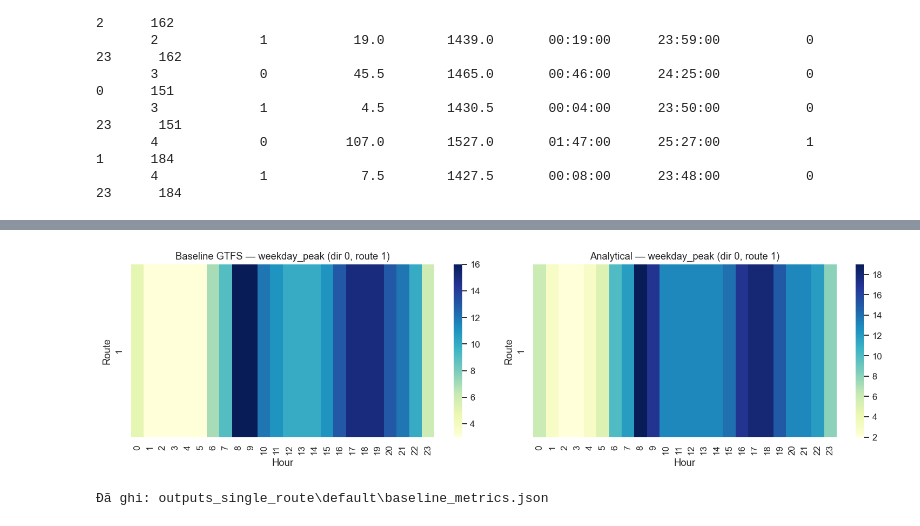
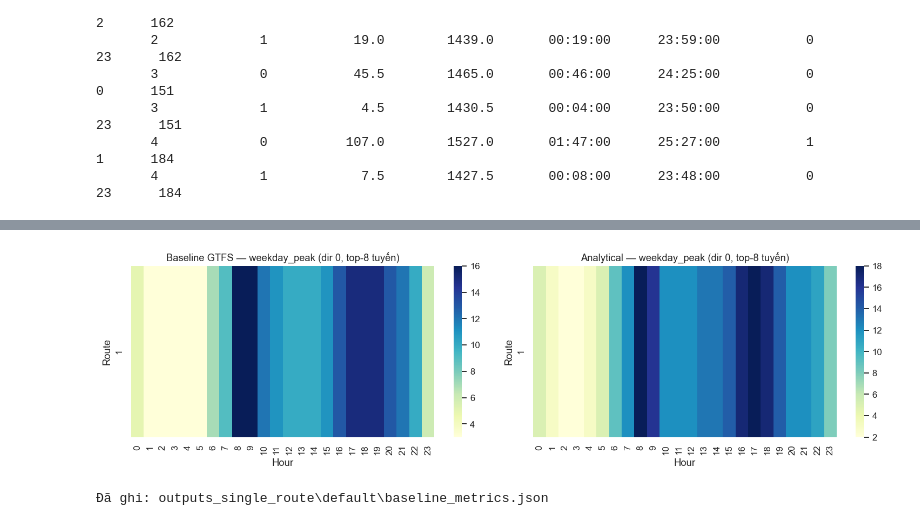
Before and after one commit to dat-utc2-k63/mta-subway-schedule-optimizer-ai, a Jupyter notebook: notebooks/mta_schedule_optimization_single_route.ipynb, the cells around one changed output, grey strips where cells are left out. Saved outputs shown, nothing was run; the diff lists cells and outputs as text; code cells hidden in the pictures.

```diff
--- a/notebooks/mta_schedule_optimization_single_route.ipynb
+++ b/notebooks/mta_schedule_optimization_single_route.ipynb
@@ -811,7 +786,6 @@ Hold-out theo mùa: test=autumn_2025, val=summer_2025
 Train: 13,145 | Val: 2,208 | Test: 2,184
 Target (residual log demand) — train mean: -0.023, std: 0.231
 # %%
-lstm_model = None
 histgbm_model = None
 blend_weight_mlp = 0.5
 blend_weight_tuned = False
@@ -834,20 +808,8 @@ def _fit_inputs(route_idx, num_feat):
     )
 
 
-if DEMAND_MODEL_TYPE == "lstm":
-    train_seq = pd.concat([train_df, val_df], ignore_index=True)
-    X_seq, y_seq, _ = srp.prepare_lstm_sequences(
-        train_seq, NUM_FEATURES, seq_len=LSTM_SEQ_LEN, target_residual=True
-    )
-    scaler_lstm = StandardScaler()
-    n_s, n_t, n_f = X_seq.shape
-    X_seq_s = scaler_lstm.fit_transform(X_seq.reshape(-1, n_f)).reshape(n_s, n_t, n_f)
-    lstm_model = srp.build_lstm_demand_model(LSTM_SEQ_LEN, n_f)
-    lstm_model.summary()
-    model = lstm_model
-else:
-    model = make_demand_model(len(route_to_idx), len(NUM_FEATURES))
-    model.summary()
+model = make_demand_model(len(route_to_idx), len(NUM_FEATURES))
+model.summary()
 # %% [output]
 Model: "functional"
 ┏━━━━━━━━━━━━━━━━━━━━━━━━━━━━━━━━━┳━━━━━━━━━━━━━━━━━━━━━━━━┳━━━━━━━━━━━━━━━┓
@@ -2036,6 +1991,6 @@ Baseline metrics (λ=150.0):
 # %%
 # Demo uncertainty_aware_optimize (sau OPT_SCOPE + scenario_demand + evaluate_schedule)
-if DEMAND_MODEL_TYPE != "lstm" and "uncertainty_route_hour" in dir():
+if "uncertainty_route_hour" in dir():
     _slot_u = pd.DataFrame({
         "route_id": slot_route,
         "hour": slot_hour,
@@ -2070,8 +2025,6 @@ if DEMAND_MODEL_TYPE != "lstm" and "uncertainty_route_hour" in dir():
     print(ua_df.round(1).to_string(index=False))
     ua_df.to_csv(OUT_DIR / "uncertainty_aware_schedule.csv", index=False)
     print("Đã lưu:", OUT_DIR / "uncertainty_aware_schedule.csv")
-elif DEMAND_MODEL_TYPE == "lstm":
-    print("uncertainty_aware_optimize: bỏ qua cho LSTM.")
 else:
     print("uncertainty_aware_optimize: chạy cell §4b trước để tạo uncertainty_route_hour.")
 # %% [output]
@@ -2172,7 +2139,13 @@ print(f"Optimizer: Analytical | N_SLOTS={N_SLOTS}")
 for scen, dem in scenario_demand.items():
     t0 = time.time()
     opt_target, weights, lam_cands = resolve_opt_policy()
-    if opt_target in ("wait", "cost", "balanced") and len(lam_cands) > 1:
+    tmin, tmax = trips_bounds_for_scenario(scen)
+    if len(lam_cands) == 1:
+        lam, opt_results[scen] = resolve_lambda_for_demand_constrained(
+            dem, float(lam_cands[0]),
+            trips_min=tmin, trips_max=tmax,
+        )
+    elif opt_target in ("wait", "cost", "balanced") and len(lam_cands) > 1:
         best_sol, lam, m_eval, _, _ = select_best_lambda_solution(
             dem, baseline_trips, LAMBDA_COST, opt_target, weights, lam_cands
         )
@@ -2186,11 +2159,12 @@ for scen, dem in scenario_demand.items():
     else:
         lam, opt_results[scen] = resolve_lambda_for_demand_constrained(dem, LAMBDA_COST)
     bound_status[scen] = summarize_bound_status(
-        opt_results[scen], label=f"{scen} final λ={lam:.0f}"
+        opt_results[scen], label=f"{scen} final λ={lam:.0f}",
+        trips_min=tmin, trips_max=tmax,
     )
     bound_by_hour[scen] = bound_status[scen]["by_hour_group"].to_dict(orient="records")
     lambda_used[scen] = lam
-    m = evaluate_schedule(opt_results[scen], dem, lambda_cost=lam)
+    m = evaluate_schedule(opt_results[scen], dem, lambda_cost=LAMBDA_COST)
     base_obj = baseline_metrics[scen]["objective"]
     impr = (base_obj - m["objective"]) / base_obj * 100
     label = "Analytical"
@@ -2601,27 +2526,29 @@ print("Đã lưu:", OUT_DIR / "pareto_frontier.csv", "|", OUT_DIR / "fig_pareto_
 # %%
 def reshape_trip_matrix(sol: np.ndarray, direction: int, routes: list) -> pd.DataFrame:
     sub = pd.DataFrame({
         "route": slot_route, "dir": slot_dir, "hour": slot_hour, "trips": sol
     })
     sub = sub[sub["dir"] == direction]
     return sub.pivot(index="route", columns="hour", values="trips").reindex(routes)
 
-HEATMAP_ROUTES = list(OPT_ROUTES)
+HEATMAP_ROUTES = [r for r in route_totals.index.astype(str) if r in set(OPT_ROUTES)][:8]
+if not HEATMAP_ROUTES:
+    HEATMAP_ROUTES = list(OPT_ROUTES)[:8]
 scen_to_show = "weekday_peak"
 best_label = "Analytical"
 fig, axes = plt.subplots(1, 2, figsize=(14, 4))
 for ax, (method, sol) in zip(axes, [
     ("Baseline GTFS", baseline_trips),
     (best_label, opt_results[scen_to_show]),
 ]):
     m = reshape_trip_matrix(sol, direction=0, routes=HEATMAP_ROUTES)
     sns.heatmap(m, annot=False, fmt=".0f", cmap="YlGnBu", ax=ax)
-    ax.set_title(f"{method} — {scen_to_show} (dir 0, route {SINGLE_ROUTE_ID})")
+    ax.set_title(f"{method} — {scen_to_show} (dir 0, top-8 tuyến)")
     ax.set_xlabel("Hour"); ax.set_ylabel("Route")
 plt.tight_layout()
 plt.savefig(OUT_DIR / f"fig_schedule_{scen_to_show}.png", dpi=120, bbox_inches="tight")
 plt.show()
 # %% [output]
-[figure, old version]
+[figure, new version]
 # %%
 summary_metrics = {
```
Also changed, not shown: parts of 35 cells of this notebook, 48 other files.
